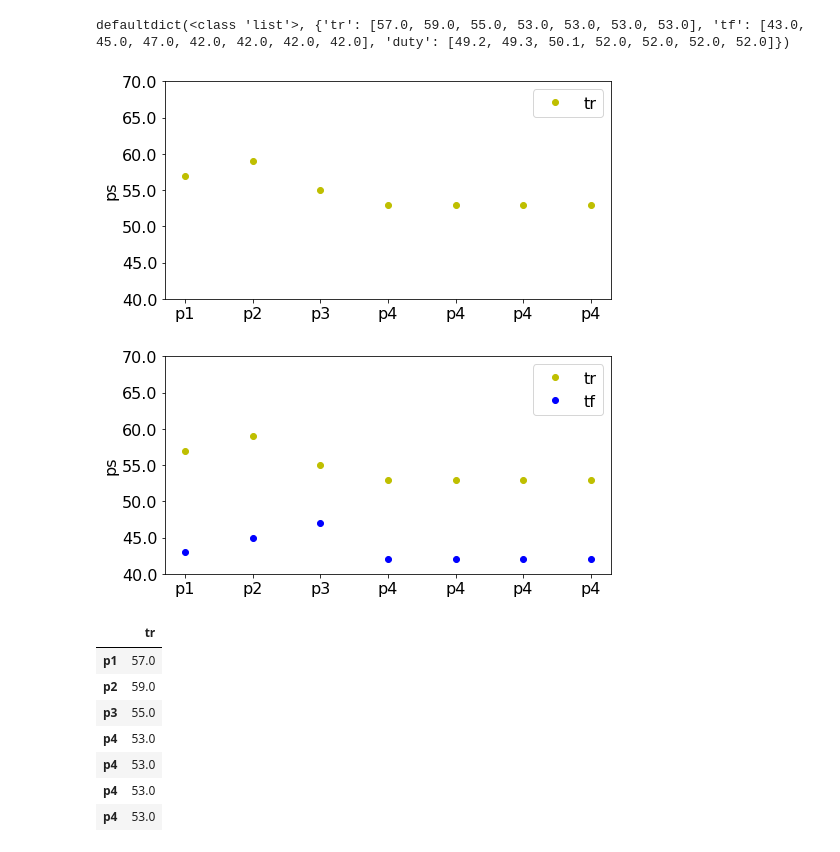
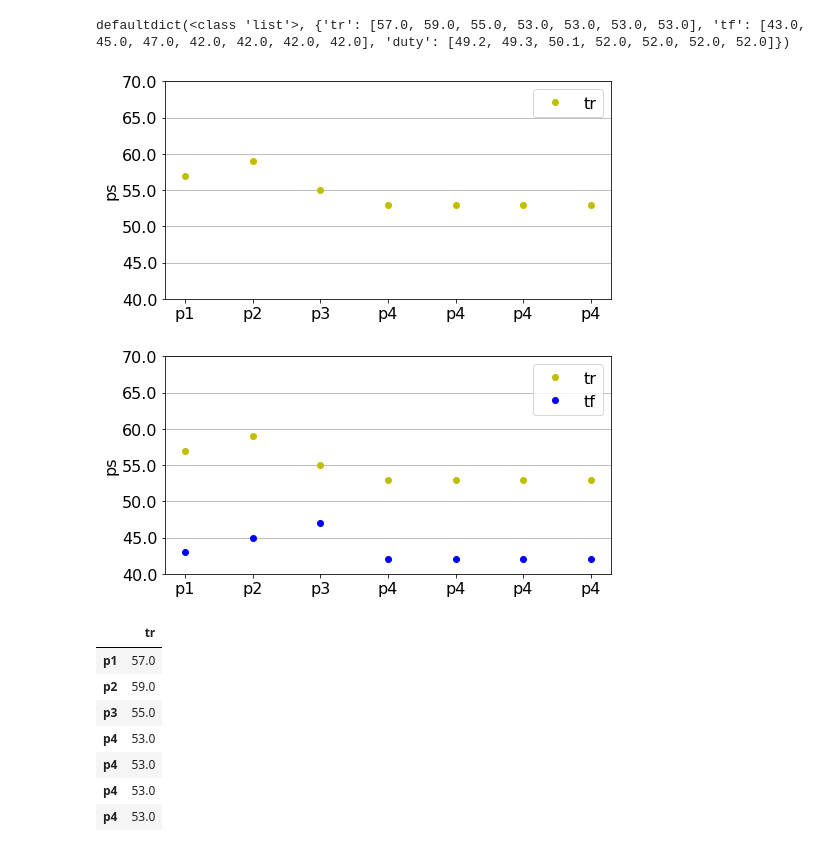
Before and after one commit to ri003074/Python3, a Jupyter notebook: src/pandas/trtf/sample_df_to_png.ipynb, the cells around one changed output. Saved outputs shown, nothing was run; the diff lists cells and outputs as text; code cells hidden in the pictures.

```diff
--- a/src/pandas/trtf/sample_df_to_png.ipynb
+++ b/src/pandas/trtf/sample_df_to_png.ipynb
@@ -21,38 +21,39 @@ class DataFrameToPng:
         ax.set_xlabel(xlabel, fontsize=self.fontsize)
         self.df.plot(ax=ax, ylim=ylim, style=style, legend=True, fontsize=self.fontsize)
         ax.legend(fontsize=self.fontsize)
+        ax.grid(axis="y")
 
     def save_graph(self, filename):
         plt.savefig(filename + ".png")
 
 
 if __name__ == "__main__":
     index = []
     data = defaultdict(list)
     with open("data.csv") as f:
         for row in csv.reader(f):
             index.append(row[0])
             for i in range(1, len(row), 2):
                 data[row[i]].append(float(row[i + 1]))
 
     print(data)
 
     df_tr = pd.DataFrame(data["tr"], index=index, columns=["tr"])
 
     df_to_png = DataFrameToPng(16)
     df_to_png.make_graph(df=df_tr, ylim=[40, 70], ylabel="ps", style=["yo"])
     df_to_png.save_graph(filename="xyz")
 
     data_trtf = OrderedDict()
     data_trtf["tr"] = data["tr"]
     data_trtf["tf"] = data["tf"]
     df_trtf = pd.DataFrame(data_trtf, index=index, columns=["tr", "tf"])
     df_to_png.make_graph(df=df_trtf, ylim=[40, 70], ylabel="ps", style=["yo", "bo"])
     df_to_png.save_graph(filename="trtf")
 # %% [output]
 defaultdict(<class 'list'>, {'tr': [57.0, 59.0, 55.0, 53.0, 53.0, 53.0, 53.0], 'tf': [43.0, 45.0, 47.0, 42.0, 42.0, 42.0, 42.0], 'duty': [49.2, 49.3, 50.1, 52.0, 52.0, 52.0, 52.0]})
-[figure, old version]
+[figure, new version]
-[figure, old version]
+[figure, new version]
 # %%
 # %% [output]
 |  | tr |
```
Also changed, not shown: 3 other files.
